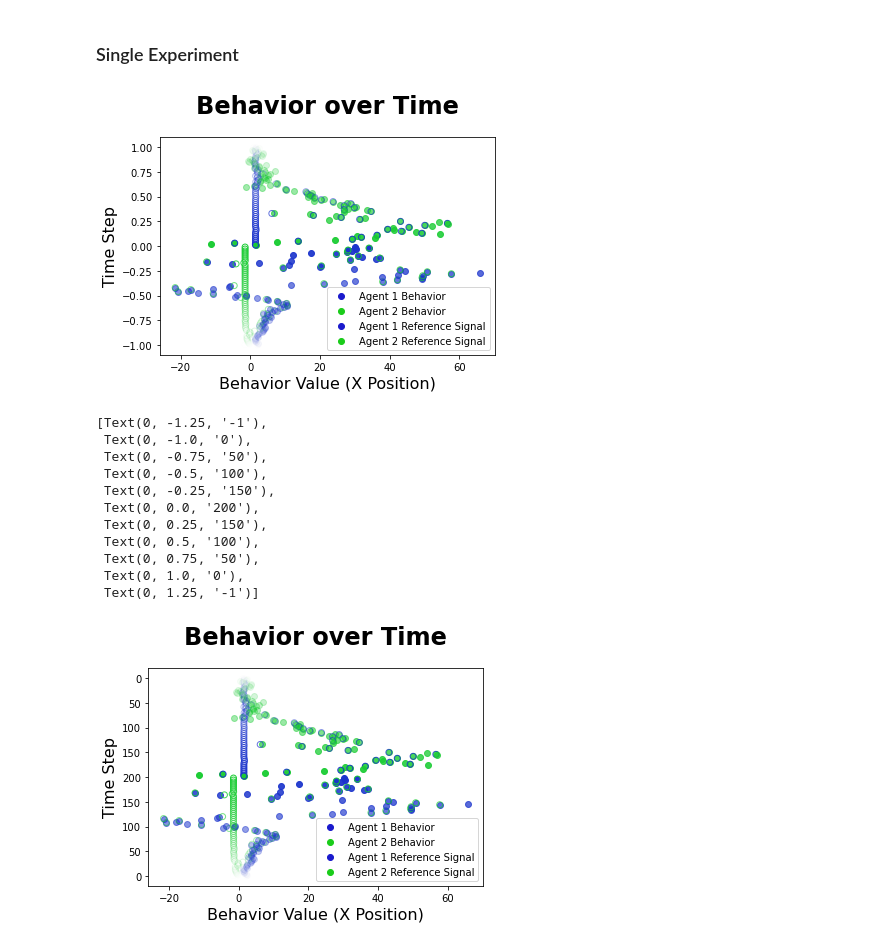
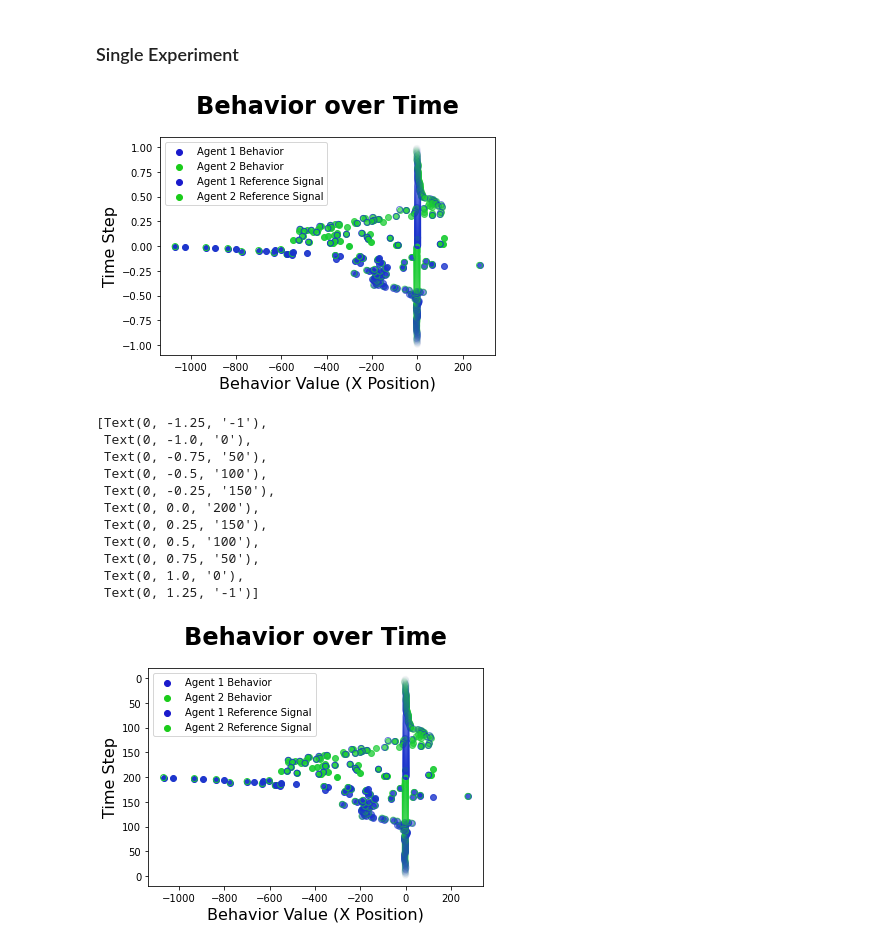
Before and after one commit to jprod/Control, a Jupyter notebook: sigmoid_experiments/two_ref_update_sigmoid_low_control.ipynb, the cells around one changed output. Cells and saved outputs as stored; diff of their text form; code cells hidden in the pictures.

Commit message:
reorg + limited sigmoid experiments

```diff
--- a/two_ref_update_sigmoid_low_control.ipynb
+++ b/sigmoid_experiments/two_ref_update_sigmoid_low_control.ipynb
@@ -712,7 +712,7 @@ def compare(sensory_signal, reference, prediction):
 
 # generate a control signal
 def control(error, behavioral_model, previous_output):
-    control_signal = chaotic_controller(behavioral_model, .1, error)
+    control_signal = chaotic_controller(behavioral_model, .2, error)
     return control_signal
 
 # dictates how control commands determine state transitions - i.e. behaviors
@@ -732,7 +732,7 @@ def control_update(error, behavioral_model, previous_output):
 def reference_update_102(reference, error):
     # reference = (matrix_sigmoid(error)-1)*(R1) + matrix_sigmoid(error)*(reference + error)
     sqr_error = np.square(error)
-    reference = adjustable_sigmoid(sqr_error, .1)*(reference - error) + (1-adjustable_sigmoid(sqr_error, .1))*(R1)
+    reference = adjustable_sigmoid(sqr_error, .05)*(reference - error) + (1-adjustable_sigmoid(sqr_error, .05))*(R1)
     # k = 0.1
     # k =  zero_sigmoid(error)
     # reference = reference - (error * k)
@@ -768,7 +768,7 @@ def reference_update_116(reference, error):
 def reference_update_202(reference, error):
     # reference = (matrix_sigmoid(error)-1)*(R1) + matrix_sigmoid(error)*(reference + error)
     sqr_error = np.square(error)
-    reference = adjustable_sigmoid(sqr_error, .1)*(reference - error) + (1-adjustable_sigmoid(sqr_error, .1))*(R2)
+    reference = adjustable_sigmoid(sqr_error, .05)*(reference - error) + (1-adjustable_sigmoid(sqr_error, .05))*(R2)
     # k = 0.1
     # k =  zero_sigmoid(error)
     # reference = reference - (error * k)
@@ -858,7 +858,7 @@ system_estimate=A2, reference=R2, init_behavior=behav_2)
 # %%
 %matplotlib inline
 np.random.seed(11)
-trials = 500
+trials = 1000
 color = (0.1,0.2,0.8,0.1)
 t9 = ['-1', '0', '50', '100', '150', '200', '150', '100', '50', '0',  '-1']
 agent1_control = []
@@ -898,35 +898,35 @@ for t in range(trials):
         pl.scatter(agent102.get_reference()[0],1-(t+1)/(trials+1),facecolors='none', edgecolors=tuple(color1))
         pl.scatter(agent202.get_reference()[0],-1+(t+1)/(trials+1),facecolors='none', edgecolors=tuple(color2))
         display.clear_output(wait=True)
         display.display(pl.gcf())
         plt.legend([b1, b2, [agent102.get_reference()[0],0.00],[agent202.get_reference()[0],0.00]], labels=["Agent 1 Behavior", "Agent 2 Behavior","Agent 1 Reference Signal", "Agent 2 Reference Signal"])
         lg = plt.gca().get_legend()
         lg.legendHandles[0].set_color((0.1,0.1,0.8))
         # lg.legendHandles[0].set_edgecolor((0.1,0.1,0.8))
         lg.legendHandles[1].set_color((0.1,0.8,0.1))
         # lg.legendHandles[1].set_edgecolor((0.1,0.8,0.1))
         lg.legendHandles[2].set_color((0.1,0.1,0.8))
         lg.legendHandles[3].set_color((0.1,0.8,0.1))
         pl.title("Behavior over Time", weight='bold', fontsize=24, pad=24)
         plt.xlabel("Behavior Value (X Position)", fontsize=16)
         plt.ylabel("Time Step", fontsize=16)
 # plt.yticks(range(len(t9)), t9, size='small')
 plt.gca().set_yticklabels(t9)
     #time.sleep(0.1)
 # %% [output]
-[figure, old version]
+[figure, new version]
 [Text(0, -1.25, '-1'),
  Text(0, -1.0, '0'),
  Text(0, -0.75, '50'),
  Text(0, -0.5, '100'),
  Text(0, -0.25, '150'),
  Text(0, 0.0, '200'),
  Text(0, 0.25, '150'),
  Text(0, 0.5, '100'),
  Text(0, 0.75, '50'),
  Text(0, 1.0, '0'),
  Text(0, 1.25, '-1')]
-[figure, old version]
+[figure, new version]
 # %%
 t = [n for n in range(trials)]
 plt.plot(t, agent1_error, 'b',label="Agent 1")
```
Also changed, not shown: parts of 1 cell of this notebook, 12 other files.
